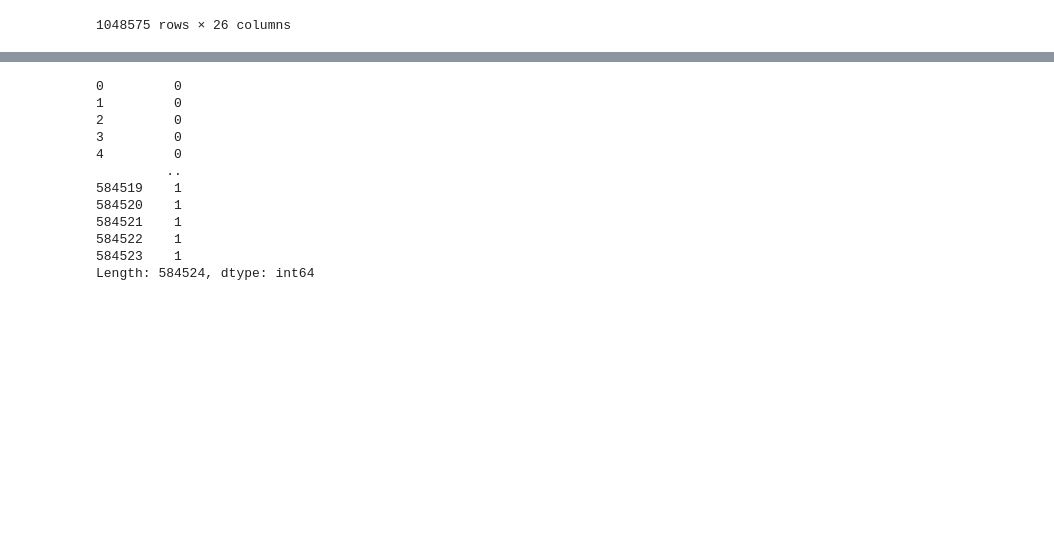
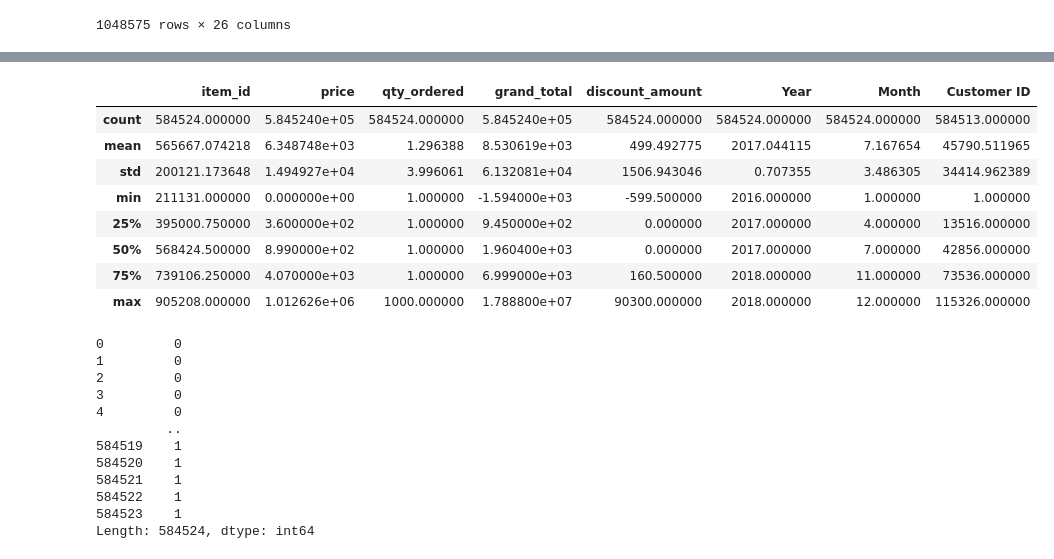
Before and after one commit to hydermbs/Small-projects, a Jupyter notebook: Pakistan_Ecommerce_Dataset_By_Zeeshan_USmani.ipynb, the cells around one changed output, grey strips where cells are left out. Saved outputs shown, nothing was run; the diff lists cells and outputs as text; code cells hidden in the pictures; blank space fills up the shorter version.

```diff
--- a/Pakistan_Ecommerce_Dataset_By_Zeeshan_USmani.ipynb
+++ b/Pakistan_Ecommerce_Dataset_By_Zeeshan_USmani.ipynb
@@ -78 +68,13 @@ None
+# %%
+df.describe()
+# %% [output]
+|  | item_id | price | qty_ordered | grand_total | discount_amount | Year | Month | Customer ID |
+| count | 584524.000000 | 5.845240e+05 | 584524.000000 | 5.845240e+05 | 584524.000000 | 584524.000000 | 584524.000000 | 584513.000000 |
+| mean | 565667.074218 | 6.348748e+03 | 1.296388 | 8.530619e+03 | 499.492775 | 2017.044115 | 7.167654 | 45790.511965 |
+| std | 200121.173648 | 1.494927e+04 | 3.996061 | 6.132081e+04 | 1506.943046 | 0.707355 | 3.486305 | 34414.962389 |
+| min | 211131.000000 | 0.000000e+00 | 1.000000 | -1.594000e+03 | -599.500000 | 2016.000000 | 1.000000 | 1.000000 |
+| 25% | 395000.750000 | 3.600000e+02 | 1.000000 | 9.450000e+02 | 0.000000 | 2017.000000 | 4.000000 | 13516.000000 |
+| 50% | 568424.500000 | 8.990000e+02 | 1.000000 | 1.960400e+03 | 0.000000 | 2017.000000 | 7.000000 | 42856.000000 |
+| 75% | 739106.250000 | 4.070000e+03 | 1.000000 | 6.999000e+03 | 160.500000 | 2018.000000 | 11.000000 | 73536.000000 |
+| max | 905208.000000 | 1.012626e+06 | 1000.000000 | 1.788800e+07 | 90300.000000 | 2018.000000 | 12.000000 | 115326.000000 |
 # %%
```
Also changed, not shown: parts of 19 cells of this notebook.
